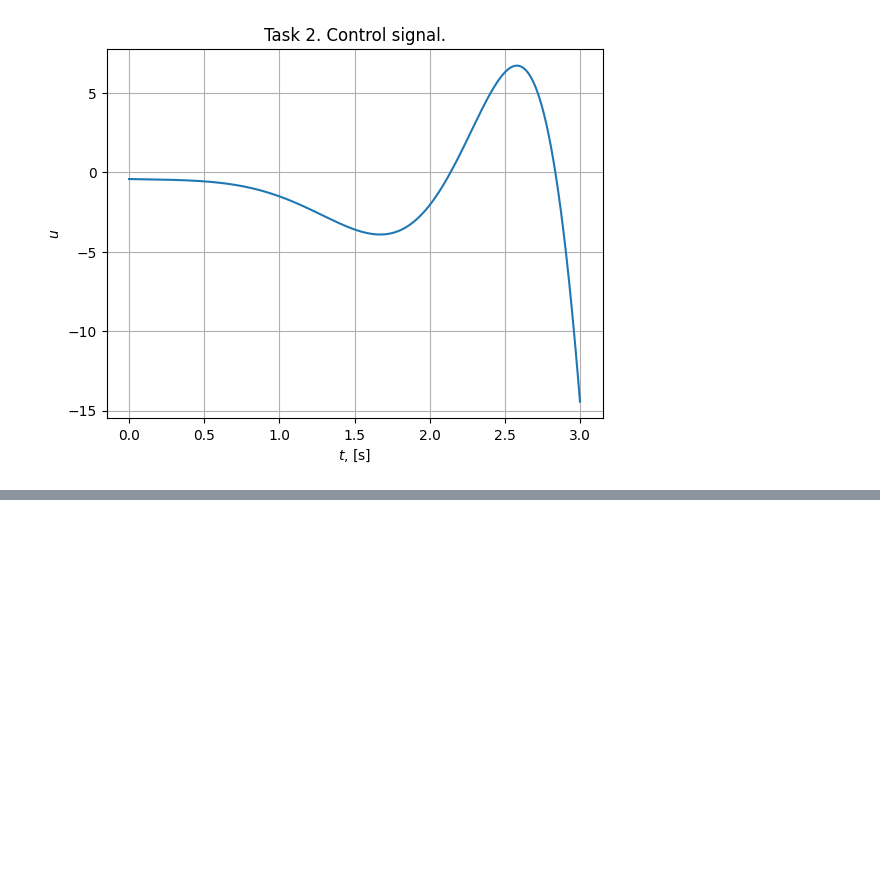
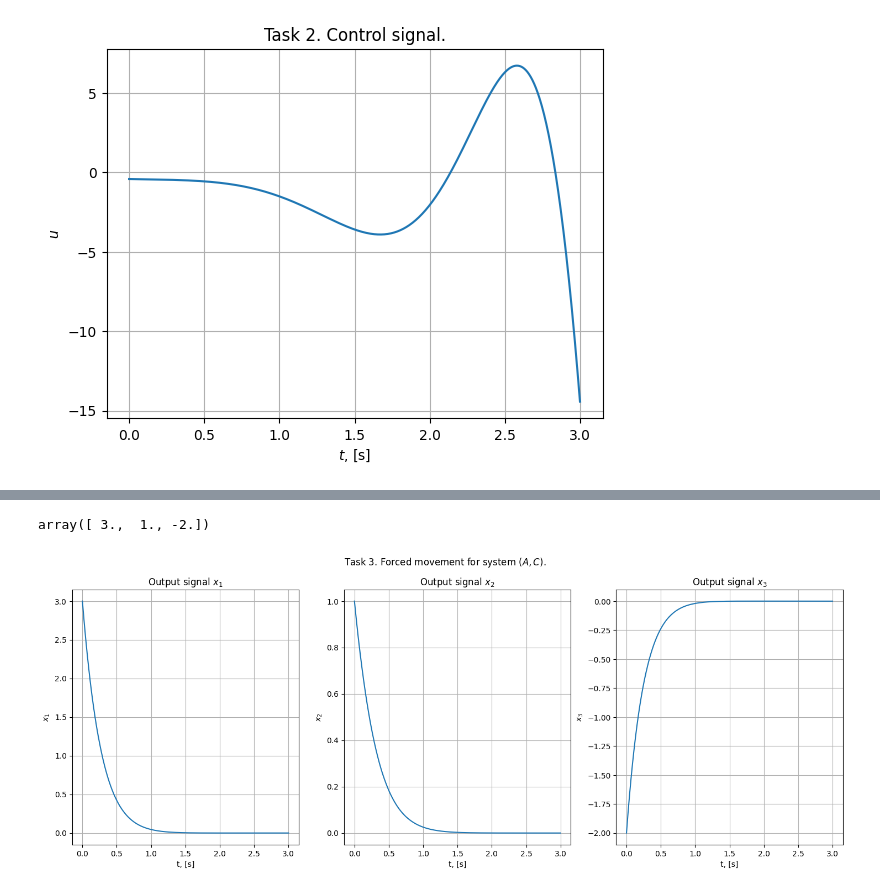
Before and after one commit to diuzhevVlad/control-theory-itmo-2023-2024, a Jupyter notebook: Lab7/Lab7.ipynb, the cells around one changed output, grey strips where cells are left out. Saved outputs shown, nothing was run; the diff lists cells and outputs as text; code cells hidden in the pictures; blank space fills up the shorter version.

```diff
--- a/Lab7/Lab7.ipynb
+++ b/Lab7/Lab7.ipynb
@@ -337,0 +412,3 @@ plt.grid()
+# %%
+G_obs = G_obs[0]
+G_obs
@@ -337,0 +430,3 @@ plt.grid()
+# %%
+func = lambda x : scipy.linalg.expm(A.T*x) @ C.T * float(sympy.N(y.subs({t: x})))
+x_0 = np.linalg.inv(G_obs) @ scipy.integrate.quad_vec(func,0,3)[0]
@@ -337,0 +445,3 @@ plt.grid()
+# %%
+system_3 = ctrl.ss(A,[[0],[0],[0]],C,0)
+system_3
@@ -337,0 +458,20 @@ plt.grid()
+# %%
+time_3 = np.linspace(0,3,int(3/dt))
+u_s_3 = np.zeros_like(time_3)
+sys_out_3 = ctrl.forced_response(system_3,U=u_s_3,X0=x_0,T=time_3)
+# %%
+sys_out_3.states[:,0]
+# %% [output]
+array([ 3.,  1., -2.])
+# %%
+fig, ax = plt.subplots(1, 3, figsize=(18, 6))
+fig.suptitle(f"Task 3. Forced movement for system $(A, C)$.")
+
+for j in range(3):
+    ax[j].plot(time_3, sys_out_3.states[j,:])
+    ax[j].set_ylabel(f"$x_{j+1}$")
+    ax[j].set_xlabel("t, [s]")
+    ax[j].grid(True)
+    ax[j].set_title(f"Output signal $x_{j+1}$")
+# %% [output]
+[figure, added]
```
Also changed, not shown: parts of 72 cells of this notebook.
